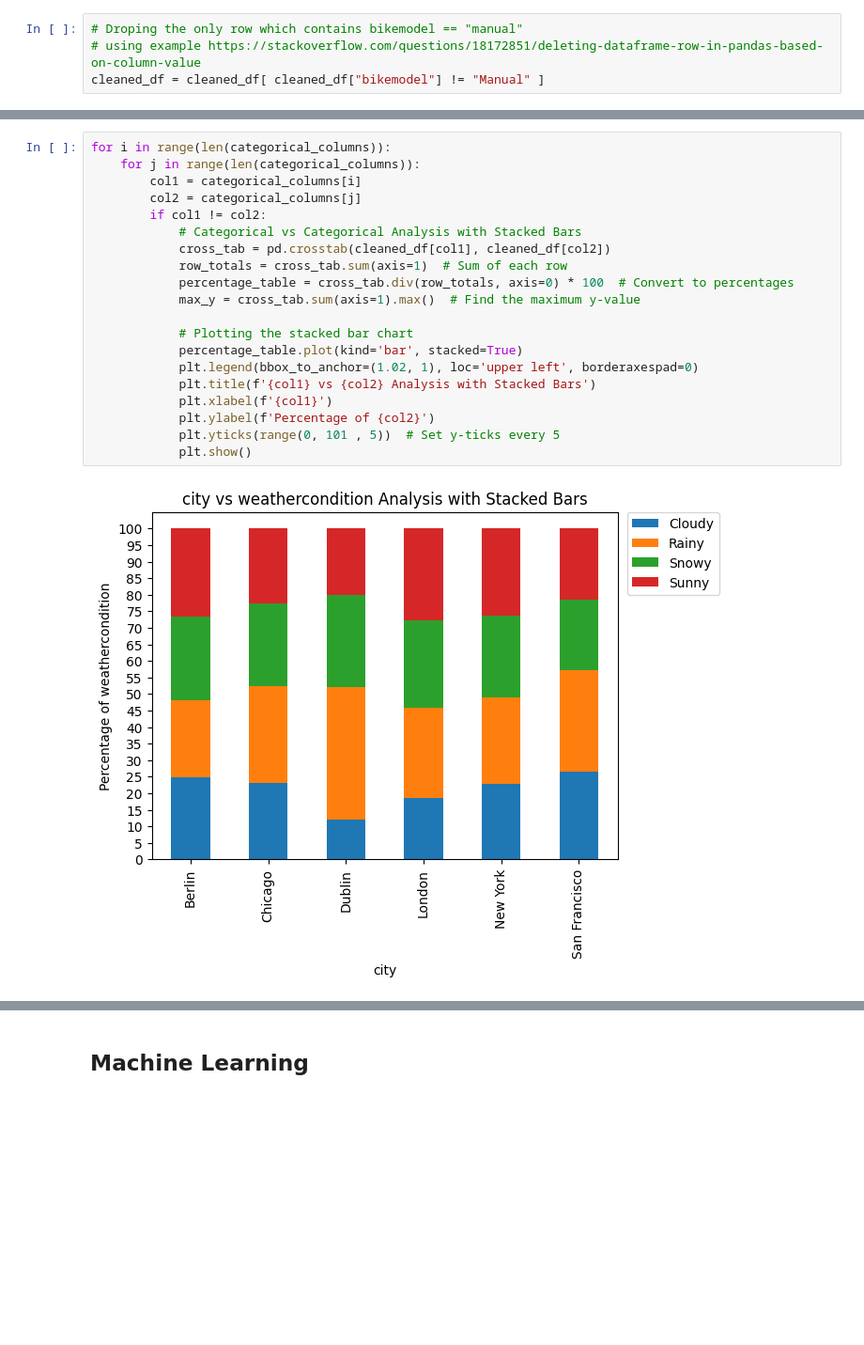
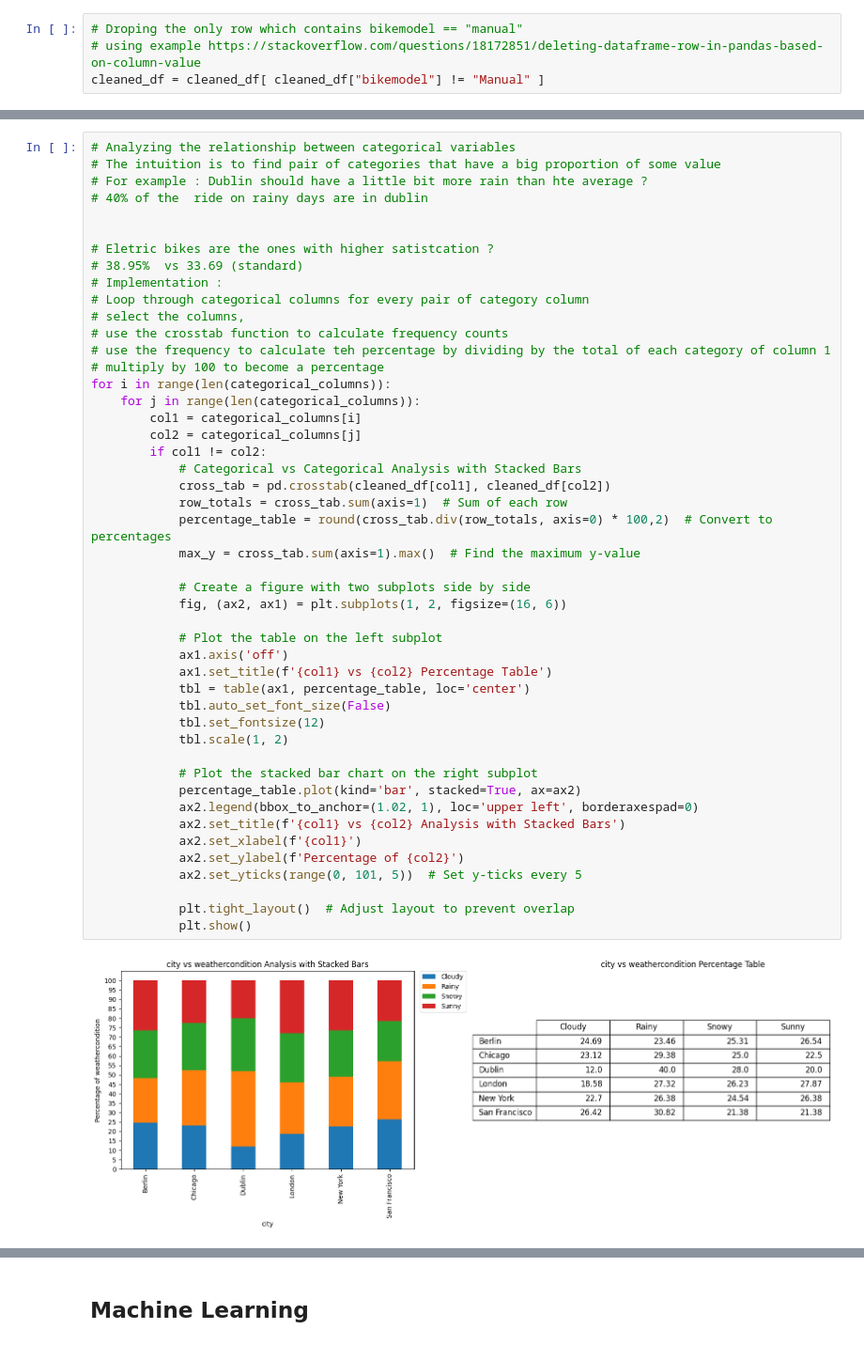
Before and after one commit to berstearns/garbage_collector, a Jupyter notebook: CCT/ml/CA2/CA2-ml.ipynb, the cells around one changed output, grey strips where cells are left out. Shown at 94% size. Cells and saved outputs as stored; diff of their text form; blank space fills up the shorter version.

```diff
--- a/CCT/ml/CA2/CA2-ml.ipynb
+++ b/CCT/ml/CA2/CA2-ml.ipynb
@@ -233,22 +228,49 @@ numerical columns scatterplot (pairplot)
 # %%
+# Analyzing the relationship between categorical variables
+# The intuition is to find pair of categories that have a big proportion of some value
+# For example : Dublin should have a little bit more rain than hte average ?
+# 40% of the  ride on rainy days are in dublin
+
+
+# Eletric bikes are the ones with higher satistcation ?
+# 38.95%  vs 33.69 (standard)
+# Implementation :
+# Loop through categorical columns for every pair of category column
+# select the columns,
+# use the crosstab function to calculate frequency counts
+# use the frequency to calculate teh percentage by dividing by the total of each category of column 1
+# multiply by 100 to become a percentage
 for i in range(len(categorical_columns)):
     for j in range(len(categorical_columns)):
         col1 = categorical_columns[i]
         col2 = categorical_columns[j]
         if col1 != col2:
             # Categorical vs Categorical Analysis with Stacked Bars
             cross_tab = pd.crosstab(cleaned_df[col1], cleaned_df[col2])
             row_totals = cross_tab.sum(axis=1)  # Sum of each row
-            percentage_table = cross_tab.div(row_totals, axis=0) * 100  # Convert to percentages
+            percentage_table = round(cross_tab.div(row_totals, axis=0) * 100,2)  # Convert to percentages
             max_y = cross_tab.sum(axis=1).max()  # Find the maximum y-value
 
-            # Plotting the stacked bar chart
-            percentage_table.plot(kind='bar', stacked=True)
-            plt.legend(bbox_to_anchor=(1.02, 1), loc='upper left', borderaxespad=0)
-            plt.title(f'{col1} vs {col2} Analysis with Stacked Bars')
-            plt.xlabel(f'{col1}')
-            plt.ylabel(f'Percentage of {col2}')
-            plt.yticks(range(0, 101 , 5))  # Set y-ticks every 5
+            # Create a figure with two subplots side by side
+            fig, (ax2, ax1) = plt.subplots(1, 2, figsize=(16, 6))
+
+            # Plot the table on the left subplot
+            ax1.axis('off')
+            ax1.set_title(f'{col1} vs {col2} Percentage Table')
+            tbl = table(ax1, percentage_table, loc='center')
+            tbl.auto_set_font_size(False)
+            tbl.set_fontsize(12)
+            tbl.scale(1, 2)
+
+            # Plot the stacked bar chart on the right subplot
+            percentage_table.plot(kind='bar', stacked=True, ax=ax2)
+            ax2.legend(bbox_to_anchor=(1.02, 1), loc='upper left', borderaxespad=0)
+            ax2.set_title(f'{col1} vs {col2} Analysis with Stacked Bars')
+            ax2.set_xlabel(f'{col1}')
+            ax2.set_ylabel(f'Percentage of {col2}')
+            ax2.set_yticks(range(0, 101, 5))  # Set y-ticks every 5
+
+            plt.tight_layout()  # Adjust layout to prevent overlap
             plt.show()
 # %% [output]
-[figure, old version]
+[figure, new version]
```
Also changed, not shown: parts of 10 cells of this notebook, 27 other files.
